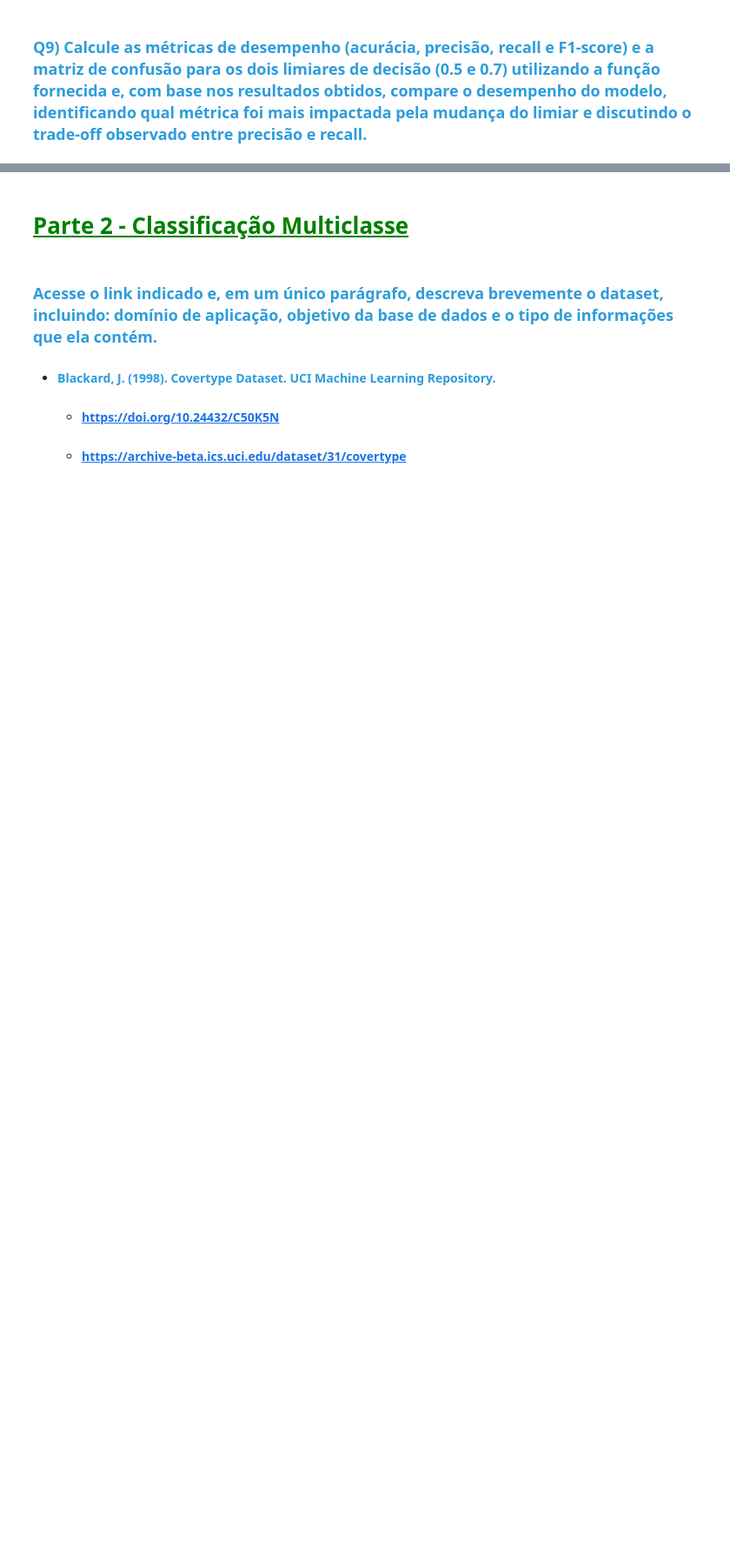
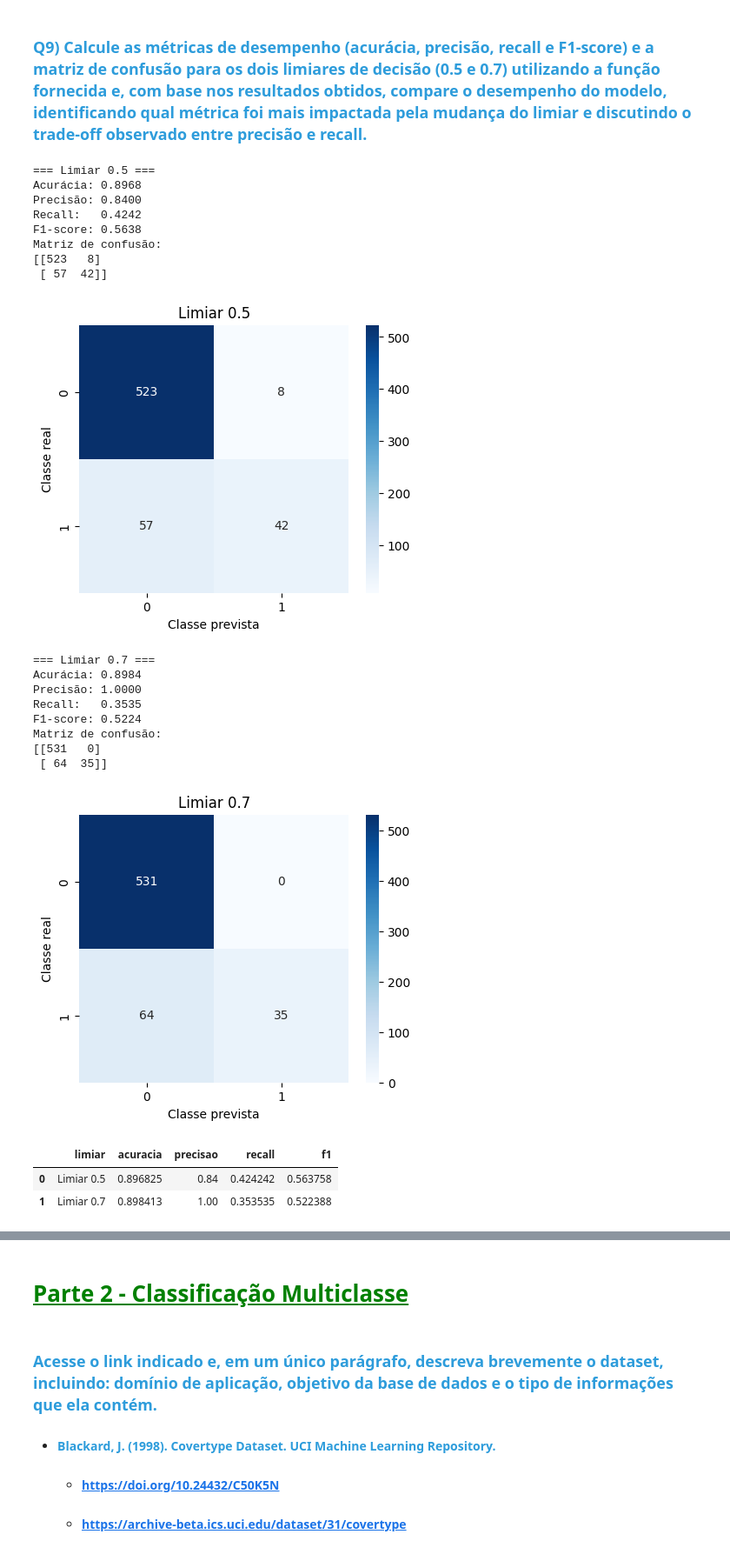
Before and after one commit to jaumg2004/Academia-Digital, a Jupyter notebook: lab/C24_2026_1_LL_Atividade_06_MMMM.ipynb, the cells around one changed output, grey strips where cells are left out. Shown at 87% size. Saved outputs shown, nothing was run; the diff lists cells and outputs as text; code cells hidden in the pictures; blank space fills up the shorter version.

```diff
--- a/lab/C24_2026_1_LL_Atividade_06_MMMM.ipynb
+++ b/lab/C24_2026_1_LL_Atividade_06_MMMM.ipynb
@@ -156,2 +336,14 @@ corr = TARGET_COLUMN.corr(df['Age Group'])
 # %% [markdown]
 ### <font color='#2D9CDB'>Q8) Utilize as probabilidades previstas para gerar classificações com dois limiares diferentes (0.5 e 0.7) e compare os resultados obtidos; em seguida, analise como a alteração do limiar afeta as previsões do modelo, especialmente em relação à quantidade de falsos positivos e falsos negativos.</font>
+# %%
+idx_pos = list(model.classes_).index(1)
+proba_churn = proba[:, idx_pos]
+
+y_pred_05 = (proba_churn >= 0.5).astype(int)
+y_pred_07 = (proba_churn >= 0.7).astype(int)
+
+print("Distribuição das previsões com limiar 0.5:")
+display(pd.Series(y_pred_05).value_counts().sort_index())
+
+print("Distribuição das previsões com limiar 0.7:")
+display(pd.Series(y_pred_07).value_counts().sort_index())
@@ -158,2 +363,59 @@ corr = TARGET_COLUMN.corr(df['Age Group'])
 # %% [markdown]
 ### <font color='#2D9CDB'>Q9) Calcule as métricas de desempenho (acurácia, precisão, recall e F1-score) e a matriz de confusão para os dois limiares de decisão (0.5 e 0.7) utilizando a função fornecida e, com base nos resultados obtidos, compare o desempenho do modelo, identificando qual métrica foi mais impactada pela mudança do limiar e discutindo o trade-off observado entre precisão e recall.</font>
+# %%
+def avaliar_binario(y_true, y_pred, titulo):
+    acc = accuracy_score(y_true, y_pred)
+    prec = precision_score(y_true, y_pred, zero_division=0)
+    rec = recall_score(y_true, y_pred, zero_division=0)
+    f1 = f1_score(y_true, y_pred, zero_division=0)
+    cm = confusion_matrix(y_true, y_pred)
+
+    print(f"=== {titulo} ===")
+    print(f"Acurácia: {acc:.4f}")
+    print(f"Precisão: {prec:.4f}")
+    print(f"Recall:   {rec:.4f}")
+    print(f"F1-score: {f1:.4f}")
+    print("Matriz de confusão:")
+    print(cm)
+
+    plt.figure(figsize=(5, 4))
+    sns.heatmap(cm, annot=True, fmt="d", cmap="Blues")
+    plt.title(titulo)
+    plt.xlabel("Classe prevista")
+    plt.ylabel("Classe real")
+    plt.show()
+
+    return {
+        "limiar": titulo,
+        "acuracia": acc,
+        "precisao": prec,
+        "recall": rec,
+        "f1": f1
+    }
+
+result_05 = avaliar_binario(y_test, y_pred_05, "Limiar 0.5")
+result_07 = avaliar_binario(y_test, y_pred_07, "Limiar 0.7")
+
+display(pd.DataFrame([result_05, result_07]))
+# %% [output]
+=== Limiar 0.5 ===
+Acurácia: 0.8968
+Precisão: 0.8400
+Recall:   0.4242
+F1-score: 0.5638
+Matriz de confusão:
+[[523   8]
+ [ 57  42]]
+[figure, added]
+=== Limiar 0.7 ===
+Acurácia: 0.8984
+Precisão: 1.0000
+Recall:   0.3535
+F1-score: 0.5224
+Matriz de confusão:
+[[531   0]
+ [ 64  35]]
+[figure, added]
+|  | limiar | acuracia | precisao | recall | f1 |
+| 0 | Limiar 0.5 | 0.896825 | 0.84 | 0.424242 | 0.563758 |
+| 1 | Limiar 0.7 | 0.898413 | 1.00 | 0.353535 | 0.522388 |
```
Also changed, not shown: parts of 46 cells of this notebook.
